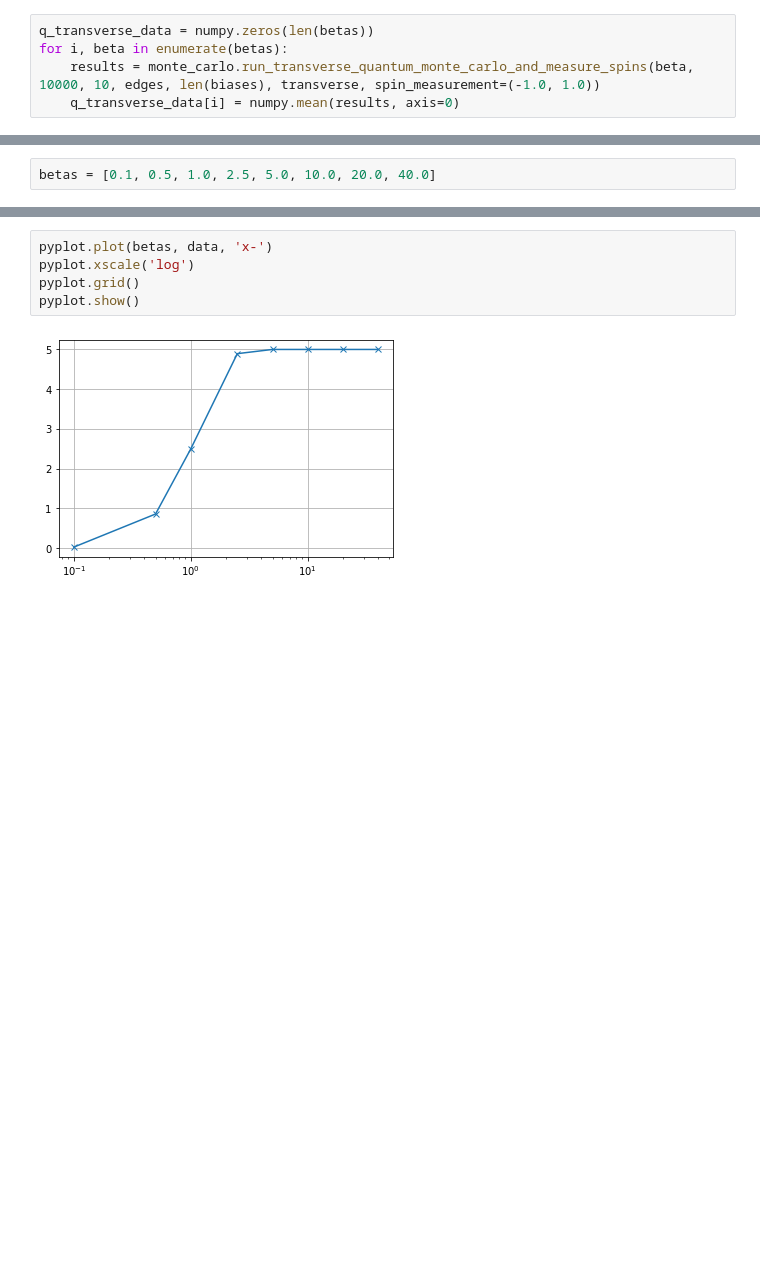
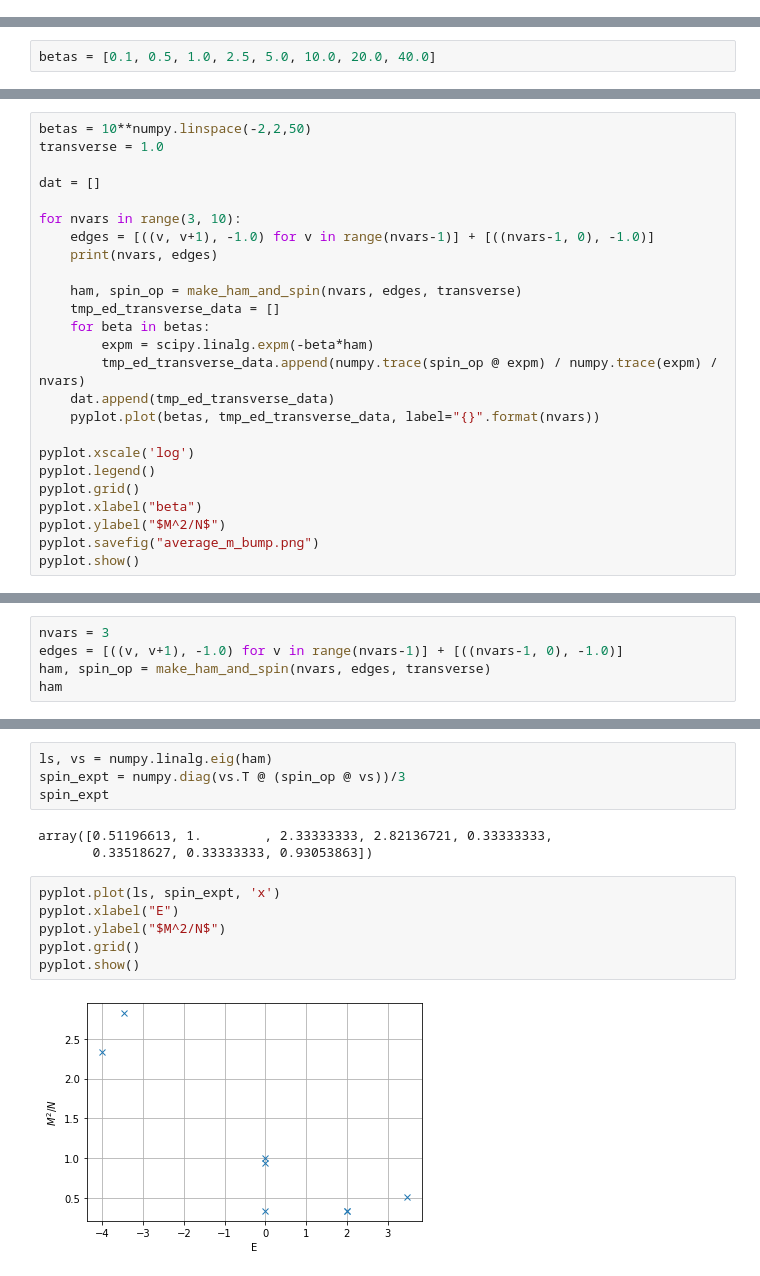
Before and after one commit to Renmusxd/DWave48, a Jupyter notebook: jupyter_notebook/MonteCarloTests.ipynb, the cells around one changed output, grey strips where cells are left out. Saved outputs shown, nothing was run; the diff lists cells and outputs as text; blank space fills up the shorter version.

```diff
--- a/jupyter_notebook/MonteCarloTests.ipynb
+++ b/jupyter_notebook/MonteCarloTests.ipynb
@@ -15,5 +12,0 @@ transverse = 1.0
-# %%
-q_transverse_data = numpy.zeros(len(betas))
-for i, beta in enumerate(betas):
-    results = monte_carlo.run_transverse_quantum_monte_carlo_and_measure_spins(beta, 10000, 10, edges, len(biases), transverse, spin_measurement=(-1.0, 1.0))
-    q_transverse_data[i] = numpy.mean(results, axis=0)
@@ -90,0 +106,25 @@ for i, beta in enumerate(betas):
+# %%
+betas = 10**numpy.linspace(-2,2,50)
+transverse = 1.0
+
+dat = []
+
+for nvars in range(3, 10):
+    edges = [((v, v+1), -1.0) for v in range(nvars-1)] + [((nvars-1, 0), -1.0)]
+    print(nvars, edges)
+
+    ham, spin_op = make_ham_and_spin(nvars, edges, transverse)
+    tmp_ed_transverse_data = []
+    for beta in betas:
+        expm = scipy.linalg.expm(-beta*ham)
+        tmp_ed_transverse_data.append(numpy.trace(spin_op @ expm) / numpy.trace(expm) / nvars)
+    dat.append(tmp_ed_transverse_data)
+    pyplot.plot(betas, tmp_ed_transverse_data, label="{}".format(nvars))
+
+pyplot.xscale('log')
+pyplot.legend()
+pyplot.grid()
+pyplot.xlabel("beta")
+pyplot.ylabel("$M^2/N$")
+pyplot.savefig("average_m_bump.png")
+pyplot.show()
@@ -90,0 +142,5 @@ for i, beta in enumerate(betas):
+# %%
+nvars = 3
+edges = [((v, v+1), -1.0) for v in range(nvars-1)] + [((nvars-1, 0), -1.0)]
+ham, spin_op = make_ham_and_spin(nvars, edges, transverse)
+ham
@@ -91,7 +156,15 @@ for i, beta in enumerate(betas):
+# %%
+ls, vs = numpy.linalg.eig(ham)
+spin_expt = numpy.diag(vs.T @ (spin_op @ vs))/3
+spin_expt
+# %% [output]
+array([0.51196613, 1.        , 2.33333333, 2.82136721, 0.33333333,
+       0.33518627, 0.33333333, 0.93053863])
 # %%
-pyplot.plot(betas, data, 'x-')
-pyplot.xscale('log')
+pyplot.plot(ls, spin_expt, 'x')
+pyplot.xlabel("E")
+pyplot.ylabel("$M^2/N$")
 pyplot.grid()
 pyplot.show()
 # %% [output]
-[figure, old version]
+[figure, new version]
```
Also changed, not shown: parts of 38 cells of this notebook, 7 other files.
